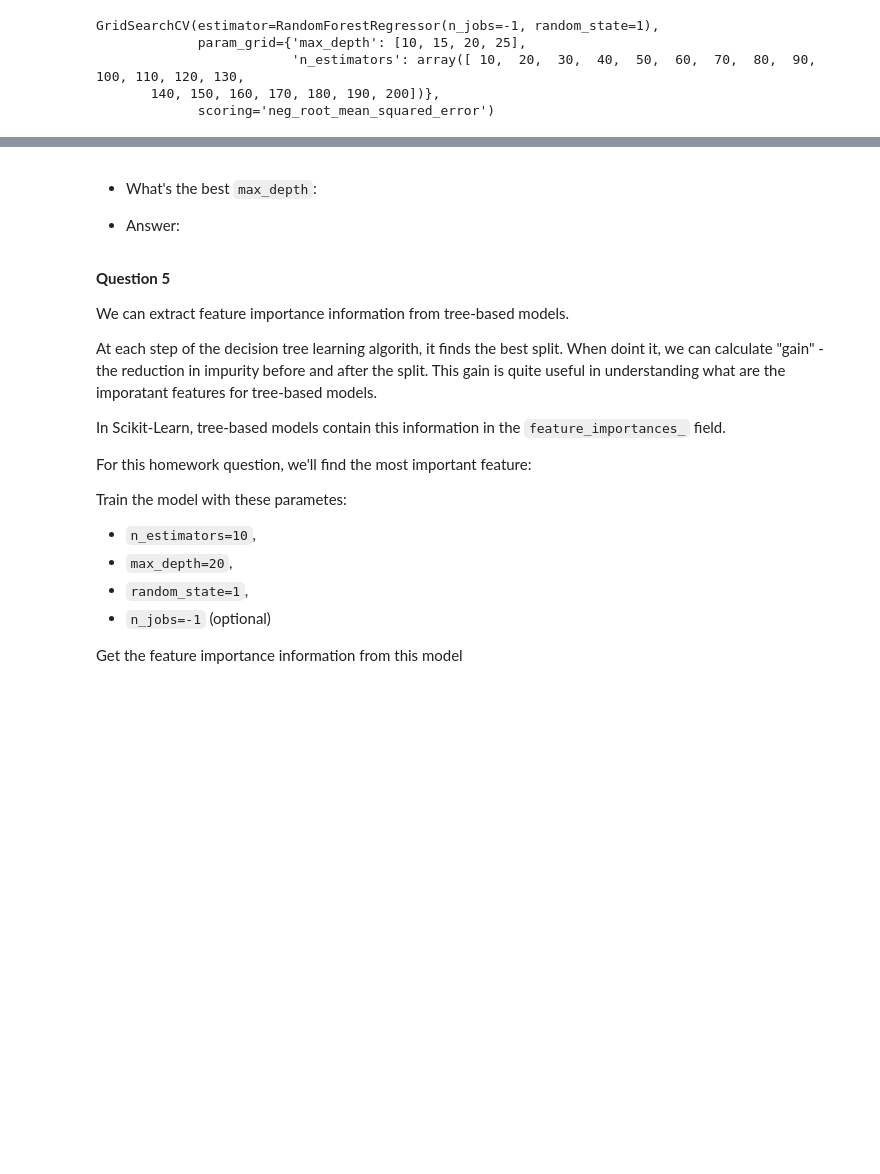
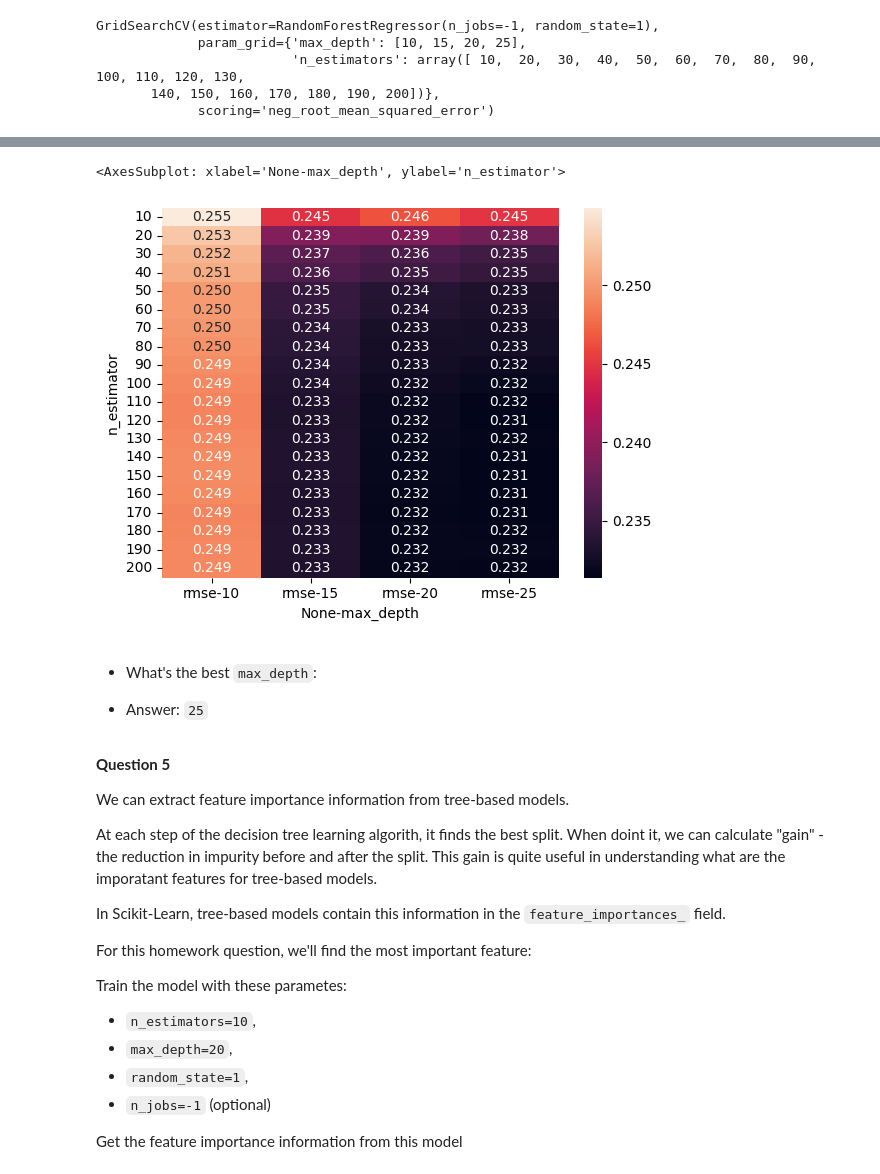
Before and after one commit to LoHertel/ml-learn, a Jupyter notebook: 06-Trees.ipynb, the cells around one changed output, grey strips where cells are left out. Drawn from its saved outputs; the diff is of its cells as text; code cells hidden in the pictures; blank space fills up the shorter version.

```diff
--- a/06-Trees.ipynb
+++ b/06-Trees.ipynb
@@ -241,7 +237,17 @@ for depth in depths:
+# %%
+columns = ['max_depth', 'n_estimator', 'rmse']
+df_scores = pd.DataFrame(scores, columns=columns)
+df_scores_pivot = df_scores.pivot(index='n_estimator', columns=['max_depth'], values=['rmse'])
+
+sns.heatmap(df_scores_pivot, annot=True, fmt=".3f")
+# lower values (darker color) are better
+# %% [output]
+<AxesSubplot: xlabel='None-max_depth', ylabel='n_estimator'>
+[figure, added]
 # %% [markdown]
 - What's the best `max_depth`:
 
-- Answer:
+- Answer: `25`
 # %% [markdown]
 **Question 5**
 
```
Also changed, not shown: parts of 13 cells of this notebook, 1 other file.
